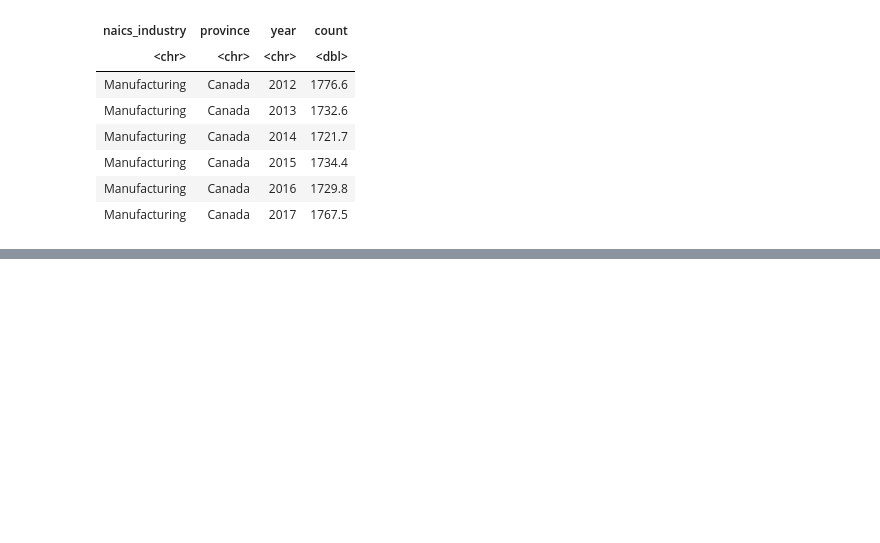
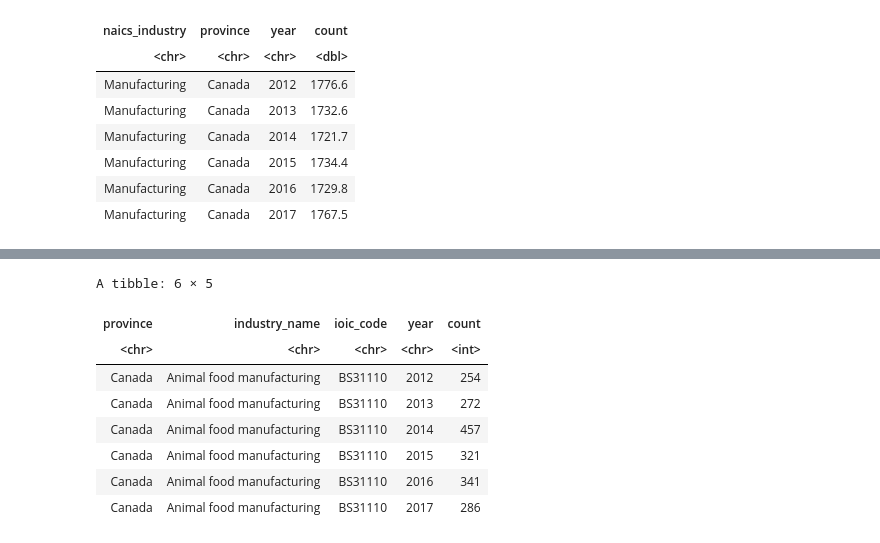
Before and after one commit to Kaylan-W/ghg-emissions-cpsc_368, a Jupyter notebook: a4_database/data_tidying.ipynb, the cells around one changed output, grey strips where cells are left out. Drawn from its saved outputs; the diff is of its cells as text; code cells hidden in the pictures; blank space fills up the shorter version.

```diff
--- a/a4_database/data_tidying.ipynb
+++ b/a4_database/data_tidying.ipynb
@@ -142,0 +122,29 @@ A tibble: 6 × 4
+# %%
+# Filter the DataFrame based on the word 'total' in the 'ioic_industry' column
+remove_totals <- emissions_pivoted[!grepl("total", emissions_pivoted$ioic_industry, ignore.case = TRUE), ]
+
+# Filter the DataFrame to remove rows containing the word 'household'
+industry_emissions <- remove_totals[!grepl("households", remove_totals$ioic_industry, ignore.case = TRUE), ]
+
+# Filter the DataFrame to keep only rows containing the word 'households'
+household_emissions <- remove_totals[grepl("households", remove_totals$ioic_industry, ignore.case = TRUE), ]
+
+# separate the ioic codes into a separate column
+industry_emissions <- industry_emissions %>% separate_wider_delim(ioic_industry, "[", names = c("industry_name", "ioic_code"))
+
+# drop the unnecessary ']' at the end of the values in the ioic_code column
+industry_emissions$ioic_code <- substr(industry_emissions$ioic_code, 1, nchar(industry_emissions$ioic_code) - 1)
+
+# add in a code for households called  'ioic_code' and set the value to 0 for all rows
+household_emissions$ioic_code <- 0
+# head(industry_emissions)
+# %% [output]
+A tibble: 6 × 5
+| province | industry_name | ioic_code | year | count |
+| <chr> | <chr> | <chr> | <chr> | <int> |
+| Canada | Animal food manufacturing | BS31110 | 2012 | 254 |
+| Canada | Animal food manufacturing | BS31110 | 2013 | 272 |
+| Canada | Animal food manufacturing | BS31110 | 2014 | 457 |
+| Canada | Animal food manufacturing | BS31110 | 2015 | 321 |
+| Canada | Animal food manufacturing | BS31110 | 2016 | 341 |
+| Canada | Animal food manufacturing | BS31110 | 2017 | 286 |
```
Also changed, not shown: parts of 2 cells of this notebook, 1 other file.
